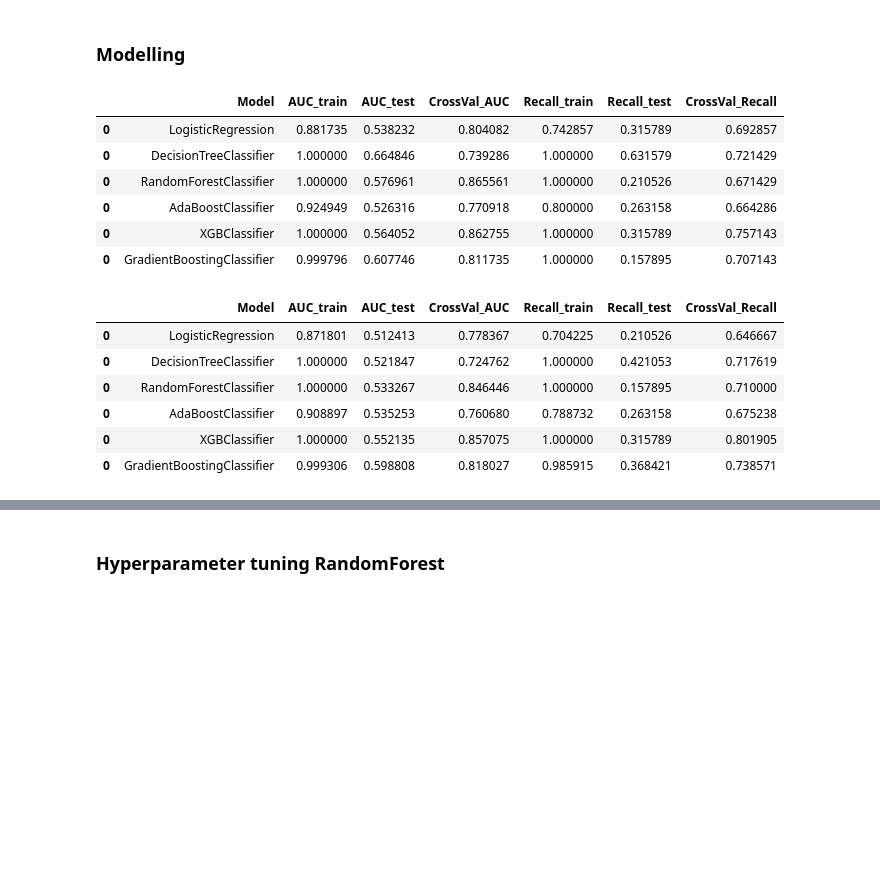
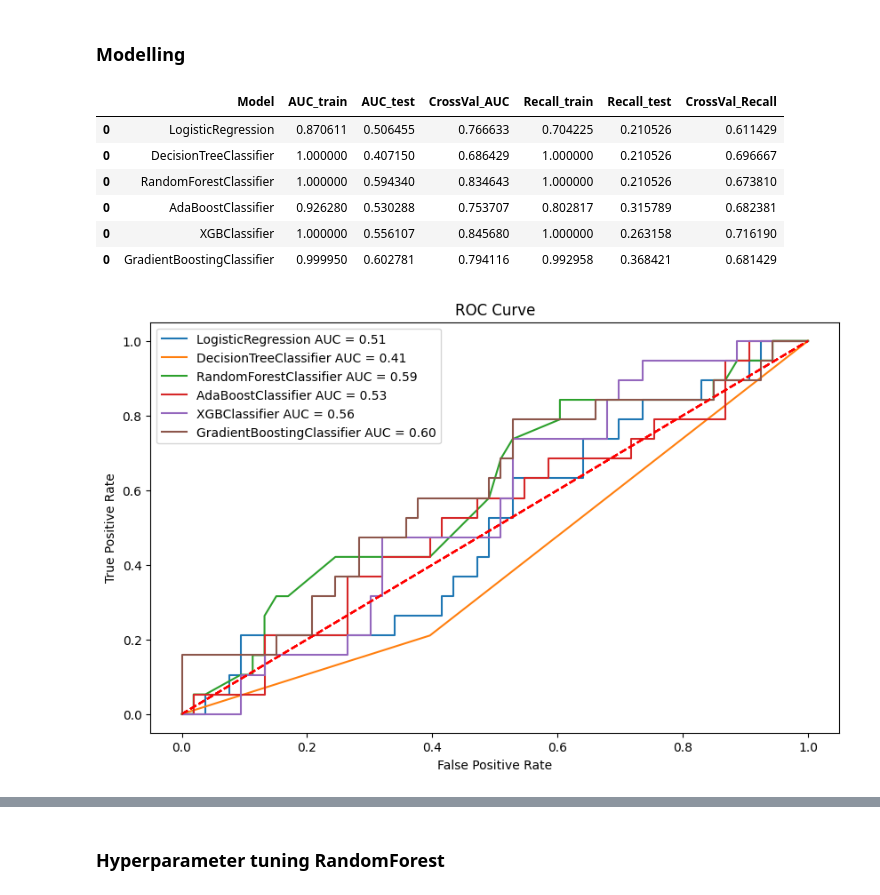
Before and after one commit to azaryasph/Improving-Employee-Retention-By-Predicting-Employee-Attrition-Using-Machine-Learning, a Jupyter notebook: notebook/predict_employee_attrition.ipynb, the cells around one changed output, grey strips where cells are left out. Drawn from its saved outputs; the diff is of its cells as text; code cells hidden in the pictures; blank space fills up the shorter version.

```diff
--- a/notebook/predict_employee_attrition.ipynb
+++ b/notebook/predict_employee_attrition.ipynb
@@ -938,12 +938,8 @@ to_replace = platform_vc[platform_vc < 20].index
 # Replace hiring platforms with less than 10 employees with 'Others'
 data_proc['HiringPlatform'] = data_proc['HiringPlatform'].replace(to_replace, 'Others')
 
-# data_proc['ResignYear'] = data_proc['ResignYear'].fillna(0)
-# data_proc['EmploymentTenure'] = data_proc['ResignYear'] - data_proc['HiringYear']
-# data_proc['EmploymentTenure'] = data_proc['EmploymentTenure'].apply(lambda x: 0 if x < 0 else x)
-
 prsnt_year = datetime.now().year
-data_proc['EmploymentTenure'] = 2020 - data_proc['HiringYear']
+data_proc['EmploymentTenure'] = prsnt_year - data_proc['HiringYear']
 
 # Because there's missing values on some features,
 # so I need to fill the missing values first for each train test before creating some new features
@@ -1078,7 +1074,6 @@ plt.show()
 ord_data = [
     'PerformancePegawai',
     'TingkatPendidikan',
-    'AgeGroup',
     'JenjangKarir'
 ]
 
@@ -1131,7 +1126,7 @@ X_train_ohe = pd.get_dummies(X_train_lenc, columns=nom_data, dtype=int)
 
 # Define columns to drop that are not necessary (bias) for ml modelling
 col2drop = [
-    'Username', 'EnterpriseID', 'JenisKelamin', 'NomorHP', 'Email', 'Age',
+    'Username', 'EnterpriseID', 'JenisKelamin', 'NomorHP', 'Email', 'AgeGroup',
     'PernahBekerja', 'AlasanResign', 'TanggalLahir', 'TanggalHiring','YearEval',
     #  'AsalDaerah', 'HiringPlatform',
     'TanggalPenilaianKaryawan', 'TanggalResign', 'HiringYear', 'ResignYear',
@@ -1181,9 +1174,11 @@ plt.show()
 # %%
 # Define columns with outliers
 outlier_cols = [
-    # 'SkorSurveyEngagement',
+    'SkorSurveyEngagement',
+    'JumlahKetidakhadiran',
+    'EmploymentTenure',
     'HiringToEval',
-    'EmploymentTenure'
+    'Age',
 ]
 
 # Define function to cap outliers
@@ -1215,7 +1210,7 @@ def cap_outliers(data, cols):
 
 # Apply the cap_outliers function to the X_train_enc_ohe data
 X_train_noutliers = cap_outliers(X_train_ohe, outlier_cols)
-X_train_noutliers[outlier_cols] = X_train_noutliers[outlier_cols].astype(int)
+# X_train_noutliers[outlier_cols] = X_train_noutliers[outlier_cols].astype(int)
 
 # Create boxplot one more time to make sure
 sns.boxplot(data=X_train_noutliers[outlier_cols], orient='h', palette='Set2')
@@ -1434,62 +1427,46 @@ def plot_roc_curve(model, X_train, y_train, X_test, y_test, ax):
 # %%
 lr_hr = LogisticRegression(random_state=103)
 dt_hr = DecisionTreeClassifier(random_state=103)
 rf_hr = RandomForestClassifier(random_state=103)
 adb_hr = AdaBoostClassifier(random_state=103)
 xgb_hr = XGBClassifier(random_state=103)
 gb_hr = GradientBoostingClassifier(random_state=103)
 
 # List of models
 models = [lr_hr, dt_hr, rf_hr, adb_hr, xgb_hr, gb_hr]
 
 # List to store the scores
 scores = []
 
 # Train and evaluate the models
 for model in models:
     score = train_eval_model(model, X_train_over, y_train_over, X_test_ohe, y_test, 0.5)
     scores.append(score)
 
 # Concatenate the evaluation metrics of the models
 eval_metrics = pd.concat(scores)
 
-eval_metrics
+# Display the evaluation metrics
+display(eval_metrics)
+
+
+# Iterate plot roc ucurve for the model
+fig, ax = plt.subplots(figsize=(10, 6))
+
+for model in models:
+    plot_roc_curve(model, X_train_over, y_train_over, X_test_ohe, y_test, ax)
+
+# Display the legend
+ax.legend()
+
+# Display the plot
+plt.show()
 # %% [output]
 |  | Model | AUC_train | AUC_test | CrossVal_AUC | Recall_train | Recall_test | CrossVal_Recall |
-| 0 | LogisticRegression | 0.881735 | 0.538232 | 0.804082 | 0.742857 | 0.315789 | 0.692857 |
-| 0 | DecisionTreeClassifier | 1.000000 | 0.664846 | 0.739286 | 1.000000 | 0.631579 | 0.721429 |
-| 0 | RandomForestClassifier | 1.000000 | 0.576961 | 0.865561 | 1.000000 | 0.210526 | 0.671429 |
-| 0 | AdaBoostClassifier | 0.924949 | 0.526316 | 0.770918 | 0.800000 | 0.263158 | 0.664286 |
-| 0 | XGBClassifier | 1.000000 | 0.564052 | 0.862755 | 1.000000 | 0.315789 | 0.757143 |
-| 0 | GradientBoostingClassifier | 0.999796 | 0.607746 | 0.811735 | 1.000000 | 0.157895 | 0.707143 |
+| 0 | LogisticRegression | 0.870611 | 0.506455 | 0.766633 | 0.704225 | 0.210526 | 0.611429 |
+| 0 | DecisionTreeClassifier | 1.000000 | 0.407150 | 0.686429 | 1.000000 | 0.210526 | 0.696667 |
+| 0 | RandomForestClassifier | 1.000000 | 0.594340 | 0.834643 | 1.000000 | 0.210526 | 0.673810 |
+| 0 | AdaBoostClassifier | 0.926280 | 0.530288 | 0.753707 | 0.802817 | 0.315789 | 0.682381 |
+| 0 | XGBClassifier | 1.000000 | 0.556107 | 0.845680 | 1.000000 | 0.263158 | 0.716190 |
+| 0 | GradientBoostingClassifier | 0.999950 | 0.602781 | 0.794116 | 0.992958 | 0.368421 | 0.681429 |
+[figure, added]
-# %%
-lr_hr = LogisticRegression(random_state=103)
-dt_hr = DecisionTreeClassifier(random_state=103)
-rf_hr = RandomForestClassifier(random_state=103)
-adb_hr = AdaBoostClassifier(random_state=103)
-xgb_hr = XGBClassifier(random_state=103)
-gb_hr = GradientBoostingClassifier(random_state=103)
-
-# List of models
-models = [lr_hr, dt_hr, rf_hr, adb_hr, xgb_hr, gb_hr]
-
-# List to store the scores
-scores = []
-
-# Train and evaluate the models
-for model in models:
-    score = train_eval_model(model, X_train_over, y_train_over, X_test_ohe, y_test, 0.5)
-    scores.append(score)
-
-# Concatenate the evaluation metrics of the models
-eval_metrics = pd.concat(scores)
-
-eval_metrics
-# %% [output]
-|  | Model | AUC_train | AUC_test | CrossVal_AUC | Recall_train | Recall_test | CrossVal_Recall |
-| 0 | LogisticRegression | 0.871801 | 0.512413 | 0.778367 | 0.704225 | 0.210526 | 0.646667 |
-| 0 | DecisionTreeClassifier | 1.000000 | 0.521847 | 0.724762 | 1.000000 | 0.421053 | 0.717619 |
-| 0 | RandomForestClassifier | 1.000000 | 0.533267 | 0.846446 | 1.000000 | 0.157895 | 0.710000 |
-| 0 | AdaBoostClassifier | 0.908897 | 0.535253 | 0.760680 | 0.788732 | 0.263158 | 0.675238 |
-| 0 | XGBClassifier | 1.000000 | 0.552135 | 0.857075 | 1.000000 | 0.315789 | 0.801905 |
-| 0 | GradientBoostingClassifier | 0.999306 | 0.598808 | 0.818027 | 0.985915 | 0.368421 | 0.738571 |
```
Also changed, not shown: parts of 29 cells of this notebook.
